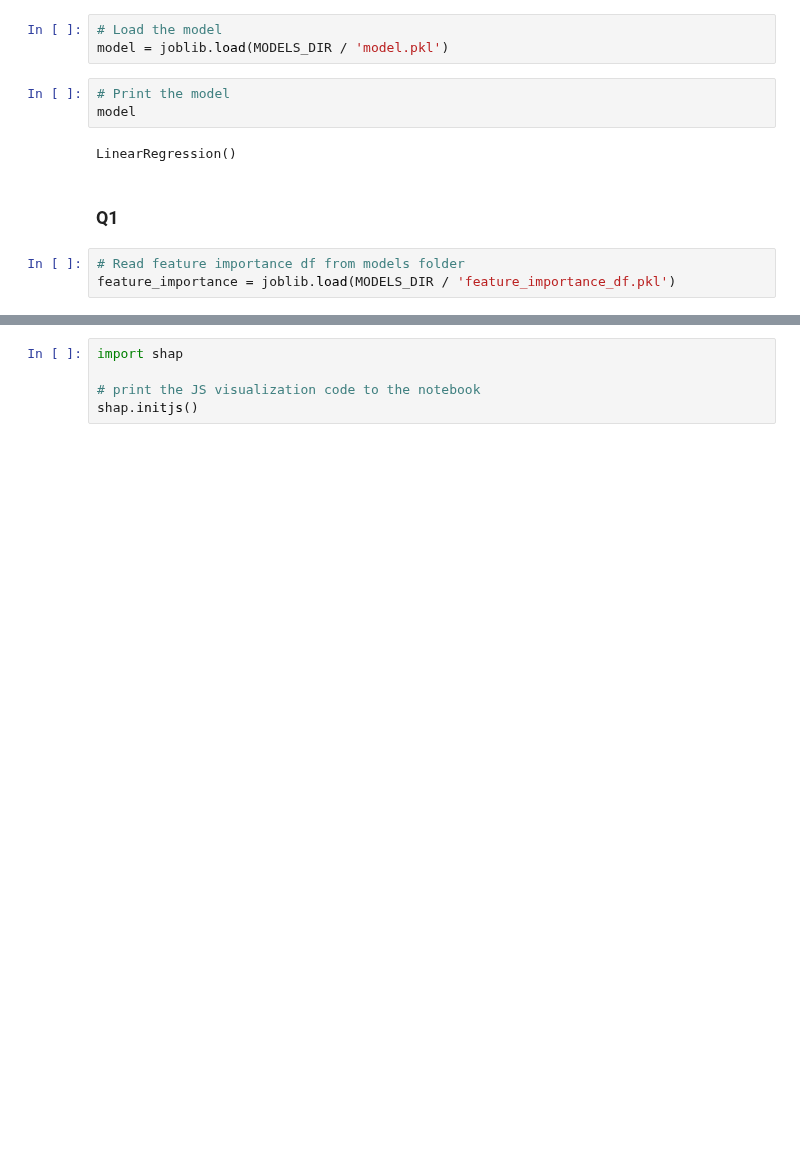
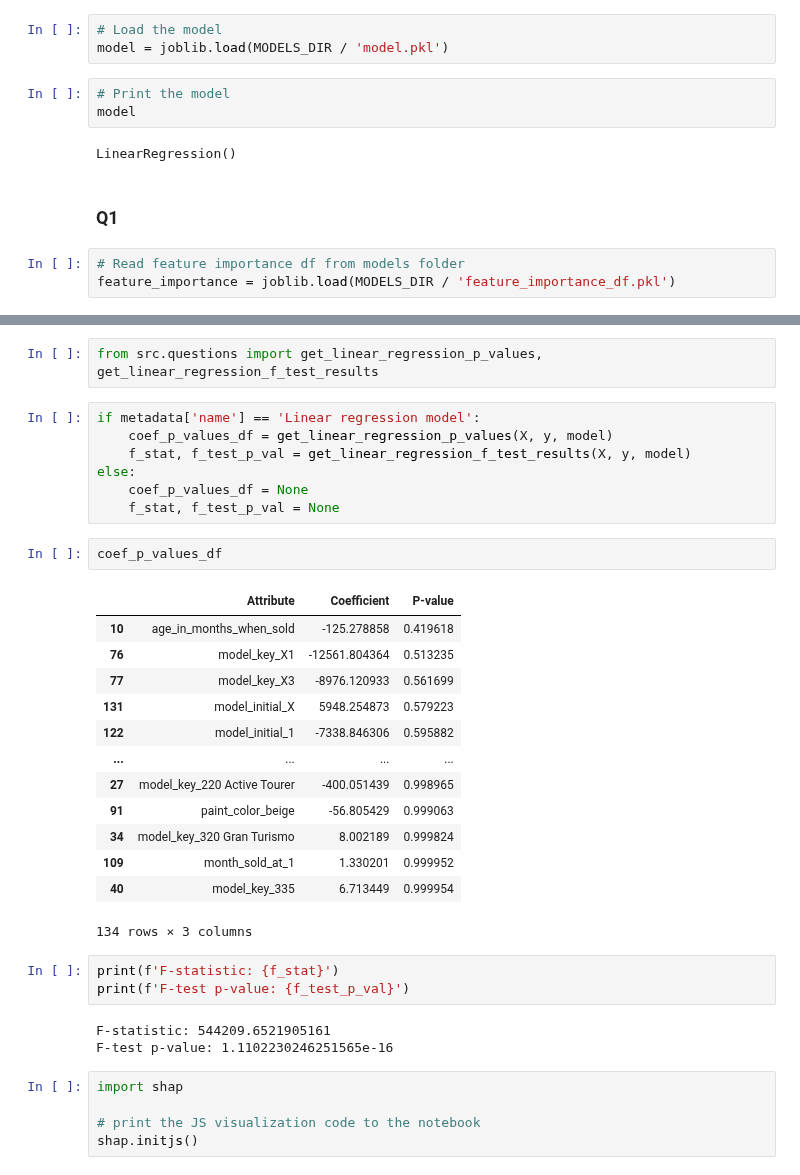
Before and after one commit to camontanezp/cars-price, a Jupyter notebook: notebooks/09_answer_questions.ipynb, the cells around one changed output, grey strips where cells are left out. Cells and saved outputs as stored; diff of their text form; blank space fills up the shorter version.

```diff
--- a/notebooks/09_answer_questions.ipynb
+++ b/notebooks/09_answer_questions.ipynb
@@ -100,3 +97,34 @@ feature_importance
+# %%
+from src.questions import get_linear_regression_p_values, get_linear_regression_f_test_results
+# %%
+if metadata['name'] == 'Linear regression model':
+    coef_p_values_df = get_linear_regression_p_values(X, y, model)
+    f_stat, f_test_p_val = get_linear_regression_f_test_results(X, y, model)
+else:
+    coef_p_values_df = None
+    f_stat, f_test_p_val = None
+# %%
+coef_p_values_df
+# %% [output]
+|  | Attribute | Coefficient | P-value |
+| 10 | age_in_months_when_sold | -125.278858 | 0.419618 |
+| 76 | model_key_X1 | -12561.804364 | 0.513235 |
+| 77 | model_key_X3 | -8976.120933 | 0.561699 |
+| 131 | model_initial_X | 5948.254873 | 0.579223 |
+| 122 | model_initial_1 | -7338.846306 | 0.595882 |
+| ... | ... | ... | ... |
+| 27 | model_key_220 Active Tourer | -400.051439 | 0.998965 |
+| 91 | paint_color_beige | -56.805429 | 0.999063 |
+| 34 | model_key_320 Gran Turismo | 8.002189 | 0.999824 |
+| 109 | month_sold_at_1 | 1.330201 | 0.999952 |
+| 40 | model_key_335 | 6.713449 | 0.999954 |
+134 rows × 3 columns
+# %%
+print(f'F-statistic: {f_stat}')
+print(f'F-test p-value: {f_test_p_val}')
+# %% [output]
+F-statistic: 544209.6521905161
+F-test p-value: 1.1102230246251565e-16
 # %%
 import shap
 
```
Also changed, not shown: parts of 18 cells of this notebook, 7 other files.
